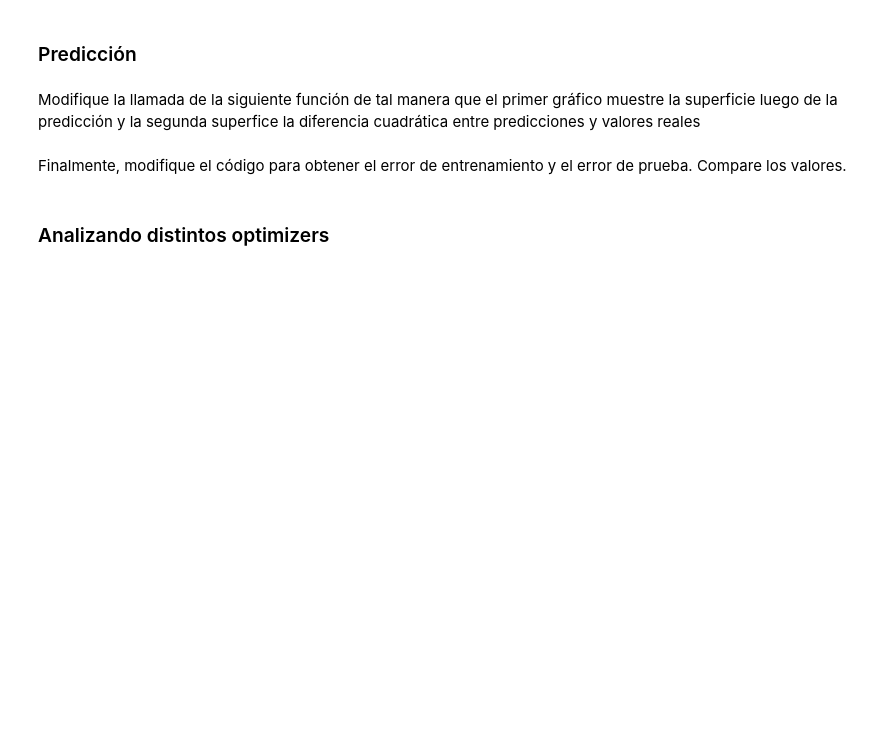
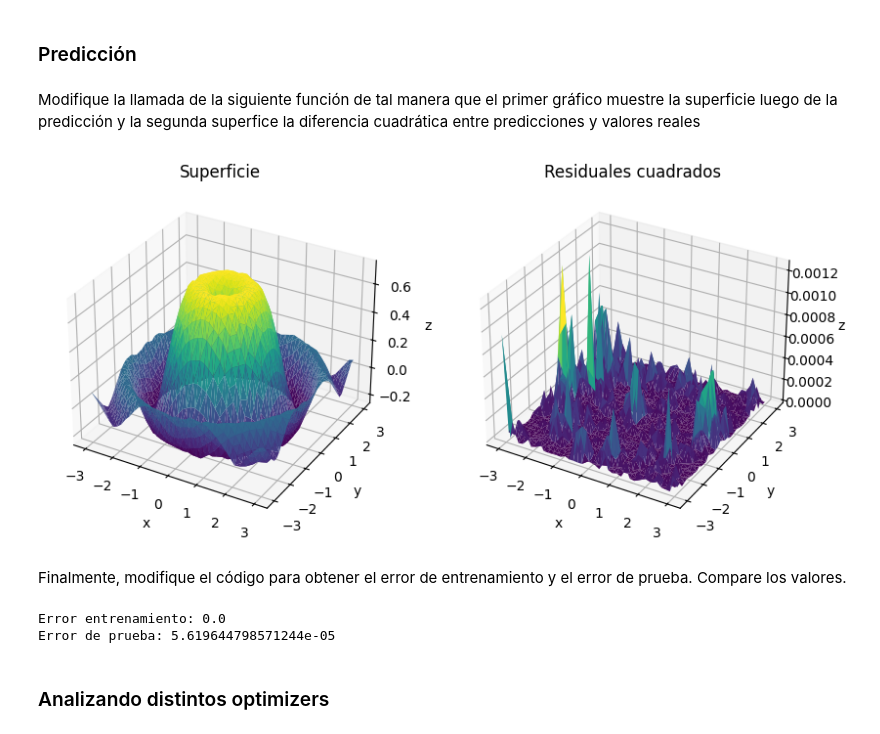
Before and after one commit to Rcontre360/deep-learning-ucv-2025, a Jupyter notebook: tarea1/material.ipynb, the cells around one changed output. Cells and saved outputs as stored; diff of their text form; code cells hidden in the pictures; blank space fills up the shorter version.

```diff
--- a/tarea1/material.ipynb
+++ b/tarea1/material.ipynb
@@ -238,8 +238,15 @@ plot_result(None, None, None, None)
+# %%
+plot_result(x_train[:, 0], x_train[:, 1], y_pred, y_train)
+# %% [output]
+[figure, added]
 # %% [markdown]
 Finalmente, modifique el código para obtener el  error de entrenamiento y el error de prueba. Compare los valores.
 # %%
-print('Error entrenamiento:', net.evaluate(None, None))
-print('Error de prueba:', net.evaluate(None, None))
+print('Error entrenamiento:', net.evaluate(x_train, y_pred))
+print('Error de prueba:', net.evaluate(x_train, y_test))
+# %% [output]
+Error entrenamiento: 0.0
+Error de prueba: 5.619644798571244e-05
 # %% [markdown]
 ### Analizando distintos optimizers
 # %% [markdown]
```
Also changed, not shown: parts of 5 cells of this notebook.
